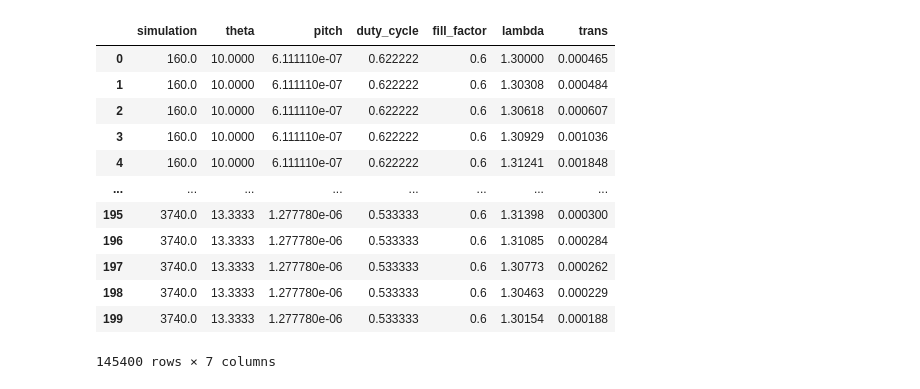
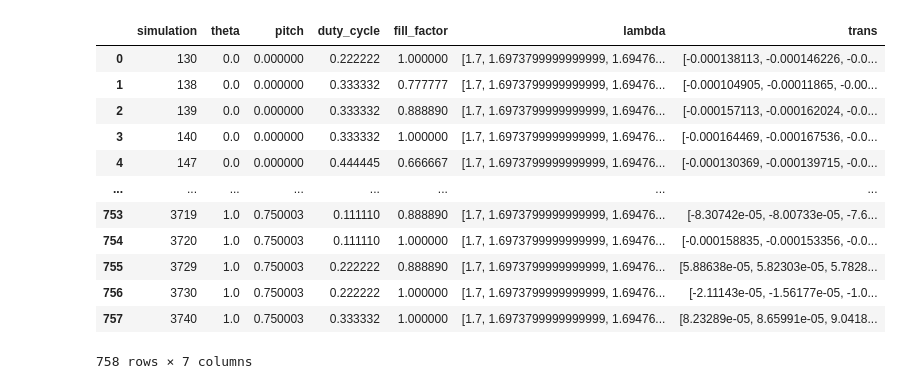
Before and after one commit to JonathanALevine/deep-photonics, a Jupyter notebook: main.ipynb, the cells around one changed output. Drawn from its saved outputs; the diff is of its cells as text; code cells hidden in the pictures.

```diff
--- a/main.ipynb
+++ b/main.ipynb
@@ -13,3 +15,7 @@ import re
 # %%
 from scipy.signal import find_peaks
+# %%
+def make_dataframe_from_data(data:dict)->pd.DataFrame:
+    dataframe = pd.DataFrame(data=data)
+    return dataframe
 # %%
@@ -181,16 +149,25 @@ for i in tqdm(range(num_rows)):
-# %%
-long_dataframe
-# %% [output]
-|  | simulation | theta | pitch | duty_cycle | fill_factor | lambda | trans |
-| 0 | 160.0 | 10.0000 | 6.111110e-07 | 0.622222 | 0.6 | 1.30000 | 0.000465 |
-| 1 | 160.0 | 10.0000 | 6.111110e-07 | 0.622222 | 0.6 | 1.30308 | 0.000484 |
-| 2 | 160.0 | 10.0000 | 6.111110e-07 | 0.622222 | 0.6 | 1.30618 | 0.000607 |
-| 3 | 160.0 | 10.0000 | 6.111110e-07 | 0.622222 | 0.6 | 1.30929 | 0.001036 |
-| 4 | 160.0 | 10.0000 | 6.111110e-07 | 0.622222 | 0.6 | 1.31241 | 0.001848 |
-| ... | ... | ... | ... | ... | ... | ... | ... |
-| 195 | 3740.0 | 13.3333 | 1.277780e-06 | 0.533333 | 0.6 | 1.31398 | 0.000300 |
-| 196 | 3740.0 | 13.3333 | 1.277780e-06 | 0.533333 | 0.6 | 1.31085 | 0.000284 |
-| 197 | 3740.0 | 13.3333 | 1.277780e-06 | 0.533333 | 0.6 | 1.30773 | 0.000262 |
-| 198 | 3740.0 | 13.3333 | 1.277780e-06 | 0.533333 | 0.6 | 1.30463 | 0.000229 |
-| 199 | 3740.0 | 13.3333 | 1.277780e-06 | 0.533333 | 0.6 | 1.30154 | 0.000188 |
-145400 rows × 7 columns
+# %%
+# Normalize the dataset between 0 and 1
+def normalize_dataset(df:pd.DataFrame)->pd.DataFrame:
+    # df = (df-df.min())/(df.max()-df.min())
+    # or can do
+    theta_min = df['theta'].min()
+    theta_max = df['theta'].max()
+    pitch_max = df['pitch'].max()
+    pitch_min = df['pitch'].min()
+    duty_cycle_min = df['duty_cycle'].min()
+    duty_cycle_max = df['duty_cycle'].max()
+    fill_factor_min = df['fill_factor'].min()
+    fill_factor_max = df['fill_factor'].max()
+    lambda_min = df['lambda'].min()
+    lambda_max = df['lambda'].max()
+    trans_min = df['trans'].min()
+    trans_max = df['trans'].max()
+
+    df['theta'] = (df['theta'] - theta_min) / (theta_max - theta_min)
+    df['pitch'] = (df['pitch'] - pitch_min) / (pitch_max - pitch_min)
+    df['duty_cycle'] = (df['duty_cycle'] - duty_cycle_min) / (duty_cycle_max - duty_cycle_min)
+    df['fill_factor'] = (df['fill_factor'] - fill_factor_min) / (duty_cycle_max - duty_cycle_min)
+    # df['lambda'] = (df['lambda'] - lambda_min) / (lambda_max - lambda_min)
+    # df['trans'] = (df['trans'] - trans_min) / (trans_max - trans_min)
+    return df
@@ -197 +181,21 @@ long_dataframe
+# %%
+file = 'lumerical/Results_1673042557656.txt'
+dataframe = get_simulation_data_from_file(filename=file)
+dataframe = engineering_steps(dataframe=dataframe)
+dataframe = normalize_dataset(dataframe)
+dataframe
+# %% [output]
+|  | simulation | theta | pitch | duty_cycle | fill_factor | lambda | trans |
+| 0 | 130 | 0.0 | 0.000000 | 0.222222 | 1.000000 | [1.7, 1.6973799999999999, 1.69476... | [-0.000138113, -0.000146226, -0.0... |
+| 1 | 138 | 0.0 | 0.000000 | 0.333332 | 0.777777 | [1.7, 1.6973799999999999, 1.69476... | [-0.000104905, -0.00011865, -0.00... |
+| 2 | 139 | 0.0 | 0.000000 | 0.333332 | 0.888890 | [1.7, 1.6973799999999999, 1.69476... | [-0.000157113, -0.000162024, -0.0... |
+| 3 | 140 | 0.0 | 0.000000 | 0.333332 | 1.000000 | [1.7, 1.6973799999999999, 1.69476... | [-0.000164469, -0.000167536, -0.0... |
+| 4 | 147 | 0.0 | 0.000000 | 0.444445 | 0.666667 | [1.7, 1.6973799999999999, 1.69476... | [-0.000130369, -0.000139715, -0.0... |
+| ... | ... | ... | ... | ... | ... | ... | ... |
+| 753 | 3719 | 1.0 | 0.750003 | 0.111110 | 0.888890 | [1.7, 1.6973799999999999, 1.69476... | [-8.30742e-05, -8.00733e-05, -7.6... |
+| 754 | 3720 | 1.0 | 0.750003 | 0.111110 | 1.000000 | [1.7, 1.6973799999999999, 1.69476... | [-0.000158835, -0.000153356, -0.0... |
+| 755 | 3729 | 1.0 | 0.750003 | 0.222222 | 0.888890 | [1.7, 1.6973799999999999, 1.69476... | [5.88638e-05, 5.82303e-05, 5.7828... |
+| 756 | 3730 | 1.0 | 0.750003 | 0.222222 | 1.000000 | [1.7, 1.6973799999999999, 1.69476... | [-2.11143e-05, -1.56177e-05, -1.0... |
+| 757 | 3740 | 1.0 | 0.750003 | 0.333332 | 1.000000 | [1.7, 1.6973799999999999, 1.69476... | [8.23289e-05, 8.65991e-05, 9.0418... |
+758 rows × 7 columns
 # %%
```
Also changed, not shown: parts of 14 cells of this notebook, 2 other files.
